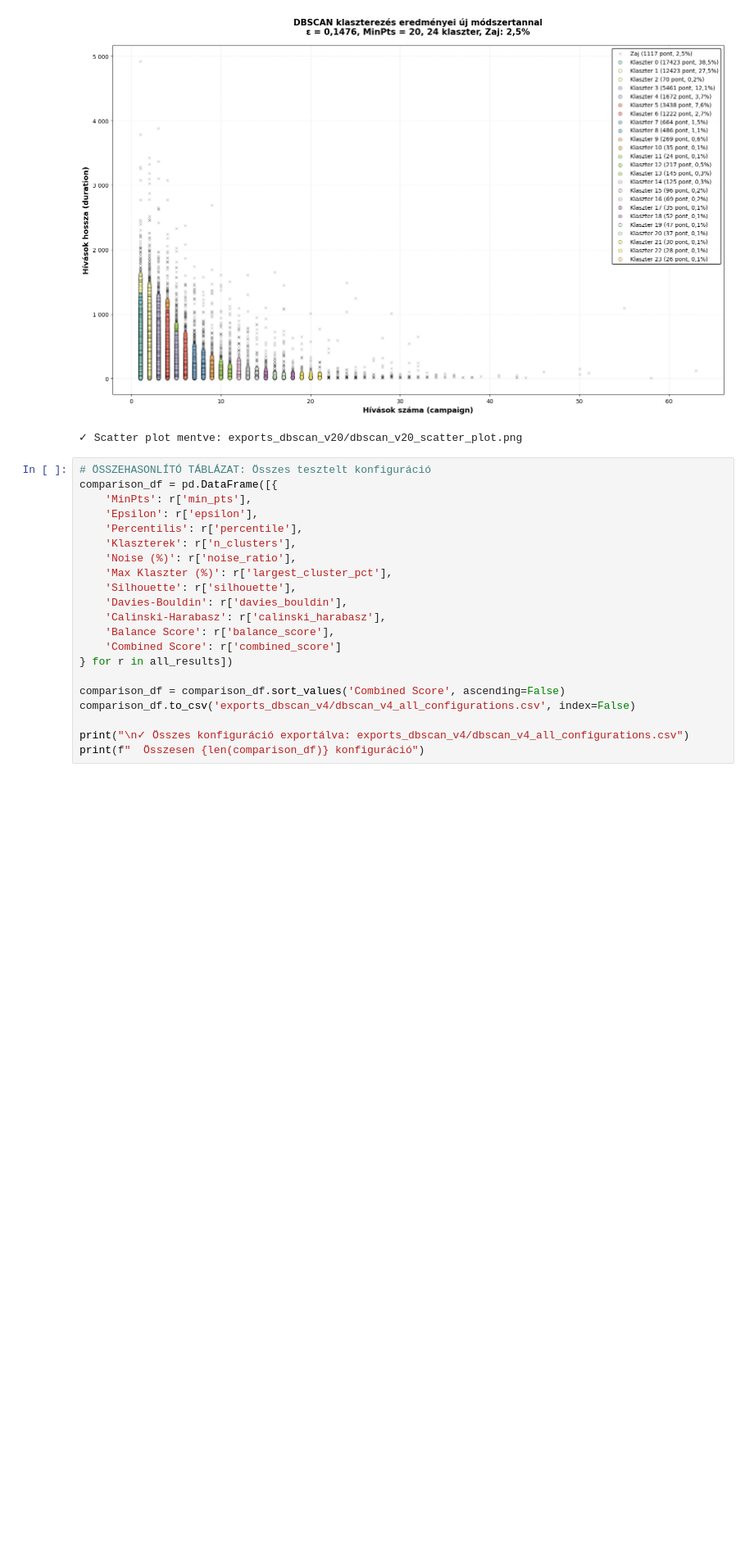
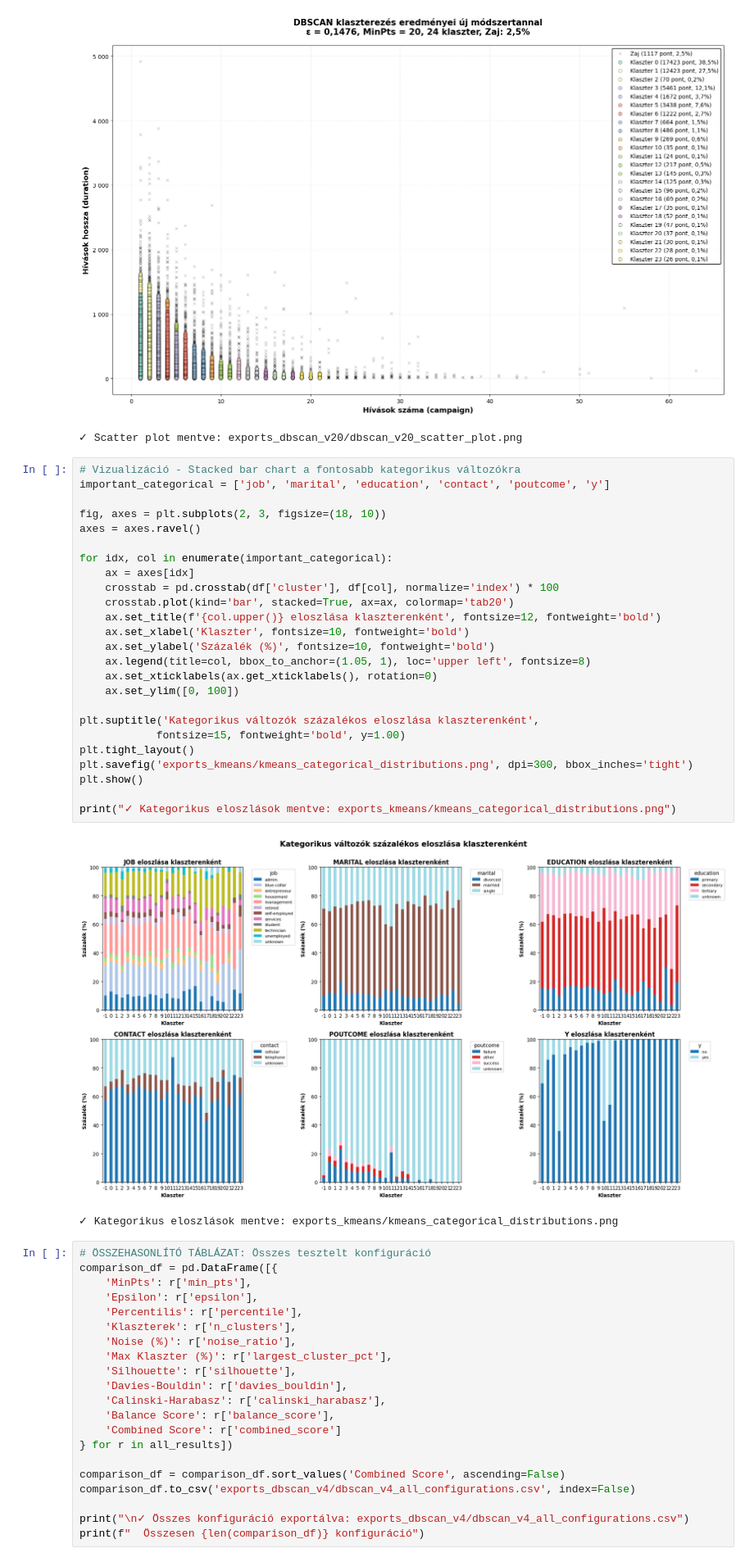
Before and after one commit to timbalv/bank_segmentation_ml, a Jupyter notebook: dbscan-v20.ipynb, the cells around one changed output. Shown at 82% size. Drawn from its saved outputs; the diff is of its cells as text; blank space fills up the shorter version.

```diff
--- a/dbscan-v20.ipynb
+++ b/dbscan-v20.ipynb
@@ -519,6 +519,34 @@ print("✓ Scatter plot mentve: exports_dbscan_v20/dbscan_v20_scatter_plot.png")
 # %% [output]
 [figure]
 ✓ Scatter plot mentve: exports_dbscan_v20/dbscan_v20_scatter_plot.png
+# %%
+# Vizualizáció - Stacked bar chart a fontosabb kategorikus változókra
+important_categorical = ['job', 'marital', 'education', 'contact', 'poutcome', 'y']
+
+fig, axes = plt.subplots(2, 3, figsize=(18, 10))
+axes = axes.ravel()
+
+for idx, col in enumerate(important_categorical):
+    ax = axes[idx]
+    crosstab = pd.crosstab(df['cluster'], df[col], normalize='index') * 100
+    crosstab.plot(kind='bar', stacked=True, ax=ax, colormap='tab20')
+    ax.set_title(f'{col.upper()} eloszlása klaszterenként', fontsize=12, fontweight='bold')
+    ax.set_xlabel('Klaszter', fontsize=10, fontweight='bold')
+    ax.set_ylabel('Százalék (%)', fontsize=10, fontweight='bold')
+    ax.legend(title=col, bbox_to_anchor=(1.05, 1), loc='upper left', fontsize=8)
+    ax.set_xticklabels(ax.get_xticklabels(), rotation=0)
+    ax.set_ylim([0, 100])
+
+plt.suptitle('Kategorikus változók százalékos eloszlása klaszterenként',
+            fontsize=15, fontweight='bold', y=1.00)
+plt.tight_layout()
+plt.savefig('exports_kmeans/kmeans_categorical_distributions.png', dpi=300, bbox_inches='tight')
+plt.show()
+
+print("✓ Kategorikus eloszlások mentve: exports_kmeans/kmeans_categorical_distributions.png")
+# %% [output]
+[figure, added]
+✓ Kategorikus eloszlások mentve: exports_kmeans/kmeans_categorical_distributions.png
 # %%
 # ÖSSZEHASONLÍTÓ TÁBLÁZAT: Összes tesztelt konfiguráció
 comparison_df = pd.DataFrame([{
```
Also changed, not shown: parts of 1 cell of this notebook, 17 other files.
